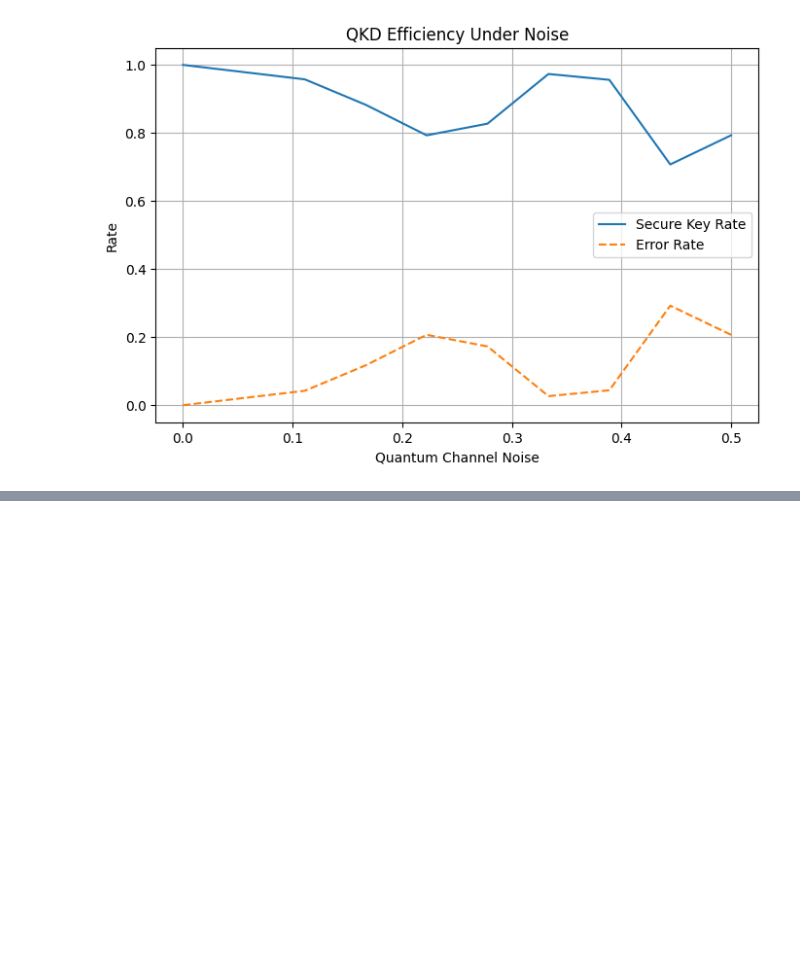
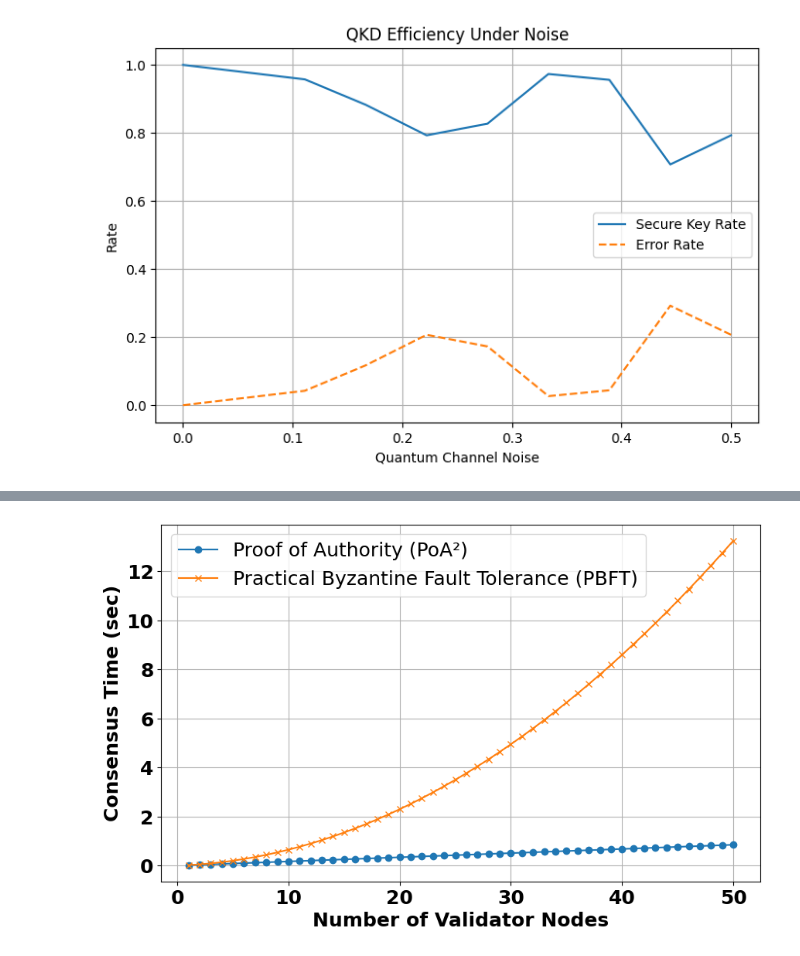
Before and after one commit to c0llinx/quantum-safe-cryptography, a Jupyter notebook: KICS-WINTER-2025/qkd-pi.ipynb, the cells around one changed output, grey strips where cells are left out. Cells and saved outputs as stored; diff of their text form; code cells hidden in the pictures; blank space fills up the shorter version.

```diff
--- a/KICS-WINTER-2025/qkd-pi.ipynb
+++ b/KICS-WINTER-2025/qkd-pi.ipynb
@@ -77,0 +81,40 @@ plt.show()
+# %%
+import time
+import numpy as np
+import matplotlib.pyplot as plt
+
+# Simulate Blockchain Consensus with dynamic overheads and network delays
+def consensus_time_simulation(num_validators, consensus_type="PoA"):
+    base_time = 0.01  # Base consensus time per validator (seconds)
+    network_delay = 0.005 * num_validators  # Simulate network delay scaling with validators
+
+    if consensus_type == "PoA":  # Proof of Authority
+        validation_overhead = 0.002 * num_validators  # Linear increase
+    elif consensus_type == "PBFT":  # Practical Byzantine Fault Tolerance
+        validation_overhead = 0.005 * (num_validators ** 2)  # Quadratic complexity
+    else:
+        raise ValueError("Unknown consensus type")
+
+    total_time = base_time * num_validators + validation_overhead + network_delay
+    return total_time
+
+# Simulate for different numbers of validator nodes
+validator_nodes = range(1, 51)
+poa_times = [consensus_time_simulation(v, "PoA") for v in validator_nodes]
+pbft_times = [consensus_time_simulation(v, "PBFT") for v in validator_nodes]
+
+# Plotting the results
+plt.figure(figsize=(10, 6))
+plt.plot(validator_nodes, poa_times, label="Proof of Authority (PoA²)", marker='o')
+plt.plot(validator_nodes, pbft_times, label="Practical Byzantine Fault Tolerance (PBFT)", marker='x')
+plt.xlabel("Number of Validator Nodes", fontsize=18, fontweight='bold')
+plt.ylabel("Consensus Time (sec)", fontsize=18, fontweight='bold')
+
+plt.xticks(fontsize=18, fontweight='bold')
+plt.yticks(fontsize=18, fontweight='bold')
+# plt.title("Blockchain Consensus Time by Consensus Mechanism")
+plt.legend(fontsize=18)
+plt.grid()
+plt.show()
+# %% [output]
+[figure, added]
```
Also changed, not shown: parts of 2 cells of this notebook, 2 other files.
